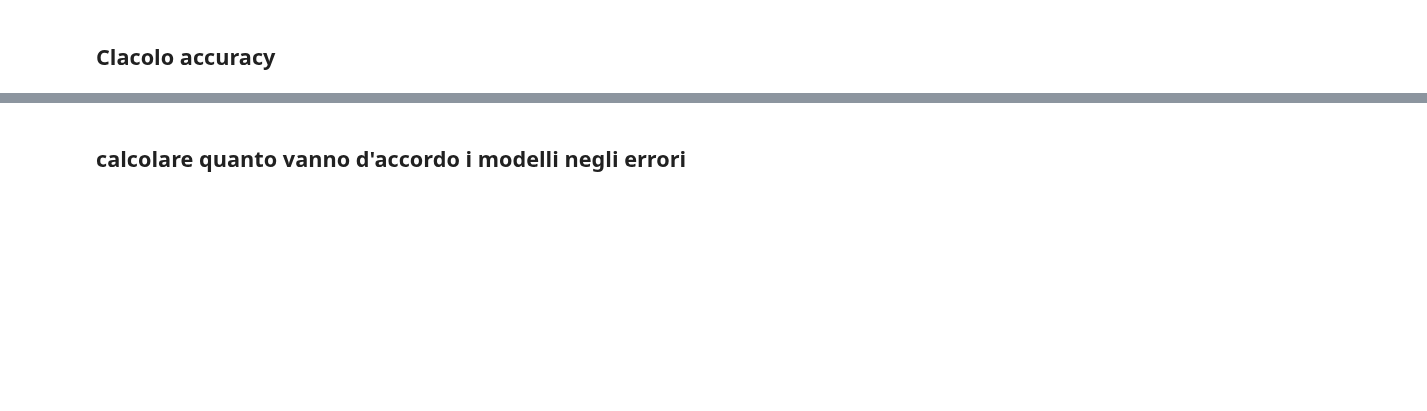
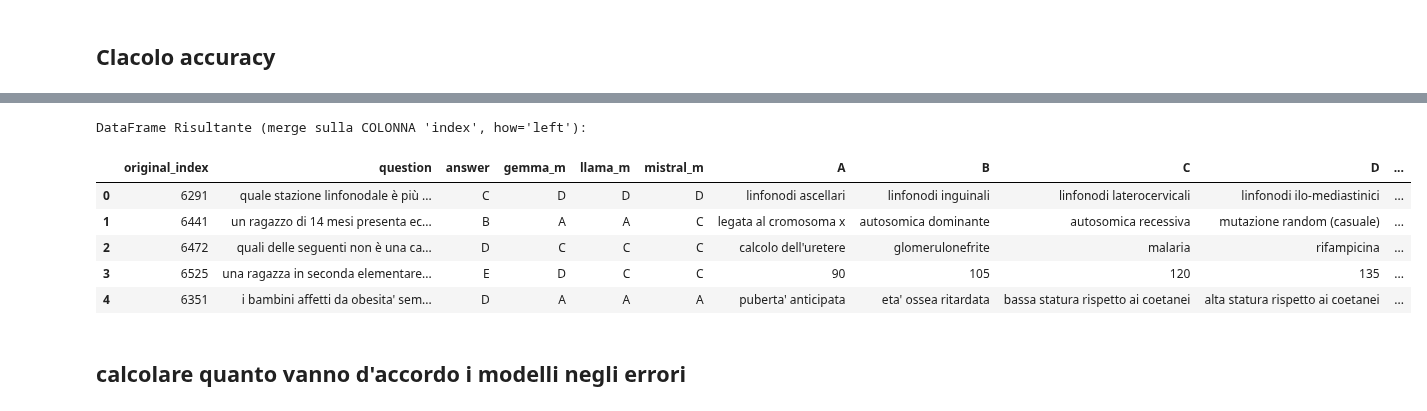
Before and after one commit to nicolobonato97/Big-Data-Analytics, a Jupyter notebook: Progetto Big Data/majority_voting.ipynb, the cells around one changed output, grey strips where cells are left out. Cells and saved outputs as stored; diff of their text form; code cells hidden in the pictures; blank space fills up the shorter version.

```diff
--- a/Progetto Big Data/majority_voting.ipynb
+++ b/Progetto Big Data/majority_voting.ipynb
@@ -513,0 +652,11 @@ Index: []
+# %%
+df_m=pd.read_csv("area_preclinica_clinica_2016_2019_finale.csv")
+df_ped=pd.read_csv("top_25_pediatria_problematic_questions.csv")
+
+df_m["index"] = range(len(df_m))
+
+df_m=df_m[["index"] + [col for col in df_m.columns if col != "index"]]
+
+df_m=df_m.drop(["id", "category", "macro category"], axis=1)
+df_m.head()
+df_ped.head()
@@ -514,3 +670,22 @@ Index: []
+# %%
+merged_df = pd.merge(df_ped, df_m, left_on='original_index', right_on='index', how='left')
+
+print("DataFrame Risultante (merge sulla COLONNA 'index', how='left'):")
+merged_df= merged_df[['original_index', 'question_x', 'answer_x', 'gemma_m', 'llama_m', 'mistral_m', "A", "B", "C", "D", "E"]]
+merged_df.rename(columns={
+    'question_x': 'question',
+    'answer_x': 'answer'
+}, inplace=True)
+merged_df.head()
+df
+# %% [output]
+DataFrame Risultante (merge sulla COLONNA 'index', how='left'):
+|  | original_index | question | answer | gemma_m | llama_m | mistral_m | A | B | C | D | ... |
+| 0 | 6291 | quale stazione linfonodale è più ... | C | D | D | D | linfonodi ascellari | linfonodi inguinali | linfonodi laterocervicali | linfonodi ilo-mediastinici | ... |
+| 1 | 6441 | un ragazzo di 14 mesi presenta ec... | B | A | A | C | legata al cromosoma x | autosomica dominante | autosomica recessiva | mutazione random (casuale) | ... |
+| 2 | 6472 | quali delle seguenti non è una ca... | D | C | C | C | calcolo dell'uretere | glomerulonefrite | malaria | rifampicina | ... |
+| 3 | 6525 | una ragazza in seconda elementare... | E | D | C | C | 90 | 105 | 120 | 135 | ... |
+| 4 | 6351 | i bambini affetti da obesita' sem... | D | A | A | A | puberta' anticipata | eta' ossea ritardata | bassa statura rispetto ai coetanei | alta statura rispetto ai coetanei | ... |
 # %% [markdown]
 ## calcolare quanto vanno d'accordo i modelli negli errori
 # %%
```
Also changed, not shown: parts of 15 cells of this notebook, 2 other files.
